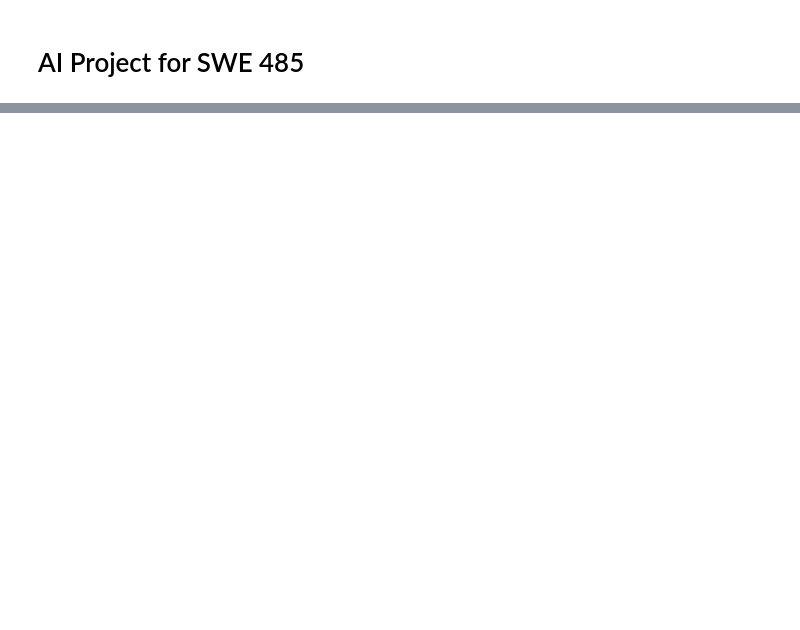
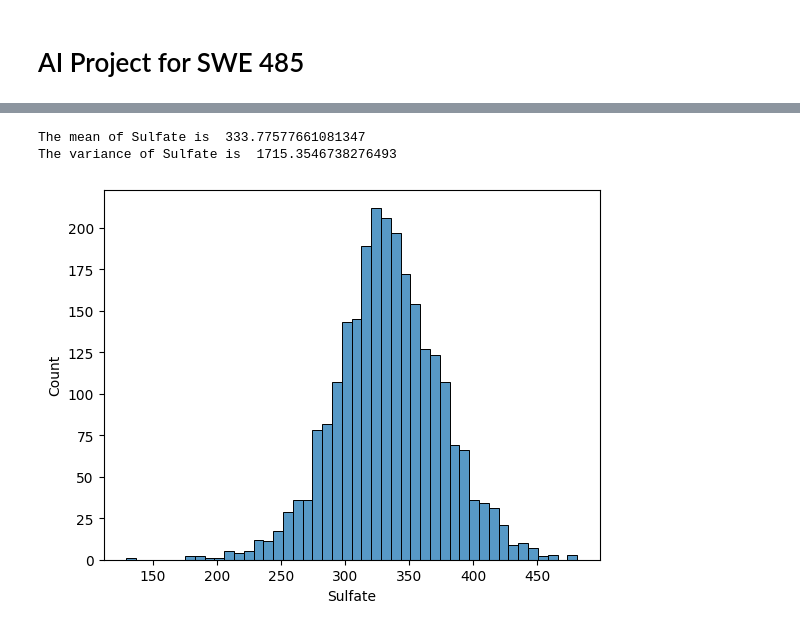
Before and after one commit to Hessah-Aljohaimy/AI-Project, a Jupyter notebook: AI_Project.ipynb, the cells around one changed output, grey strips where cells are left out. Drawn from its saved outputs; the diff is of its cells as text; code cells hidden in the pictures; blank space fills up the shorter version.

```diff
--- a/AI_Project.ipynb
+++ b/AI_Project.ipynb
@@ -155,0 +150,14 @@ plt.show()
+# %%
+sns.histplot(x='Sulfate',data=iris)
+
+list = iris['Sulfate'].copy().values
+list = list[~np.isnan(list)]
+
+print("The mean of Sulfate is " , mean(list))
+print("The variance of Sulfate is " , statistics.variance(list))
+
+plt.show()
+# %% [output]
+The mean of Sulfate is  333.77577661081347
+The variance of Sulfate is  1715.3546738276493
+[figure, added]
```
Also changed, not shown: parts of 25 cells of this notebook.
